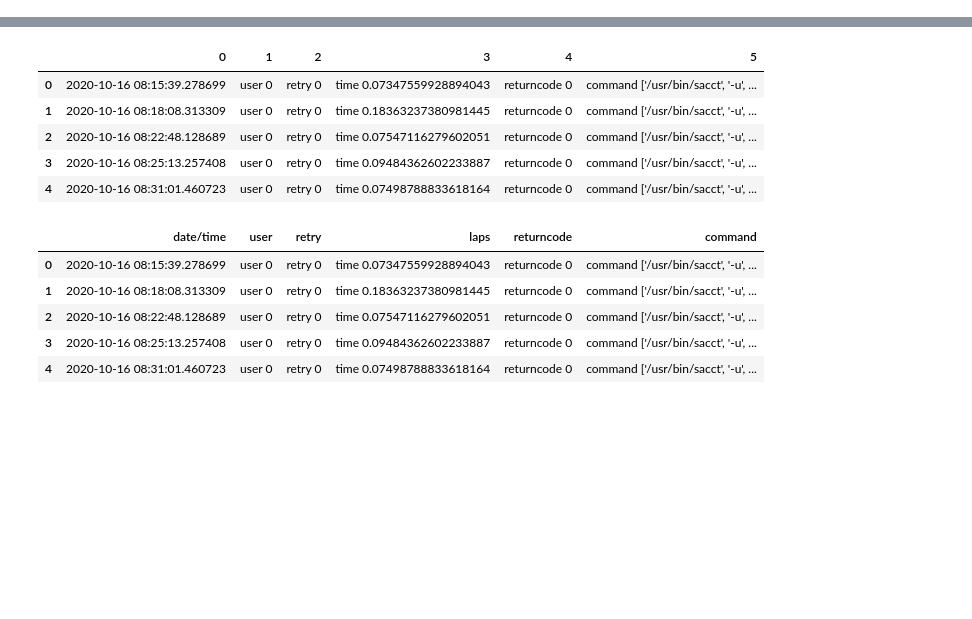
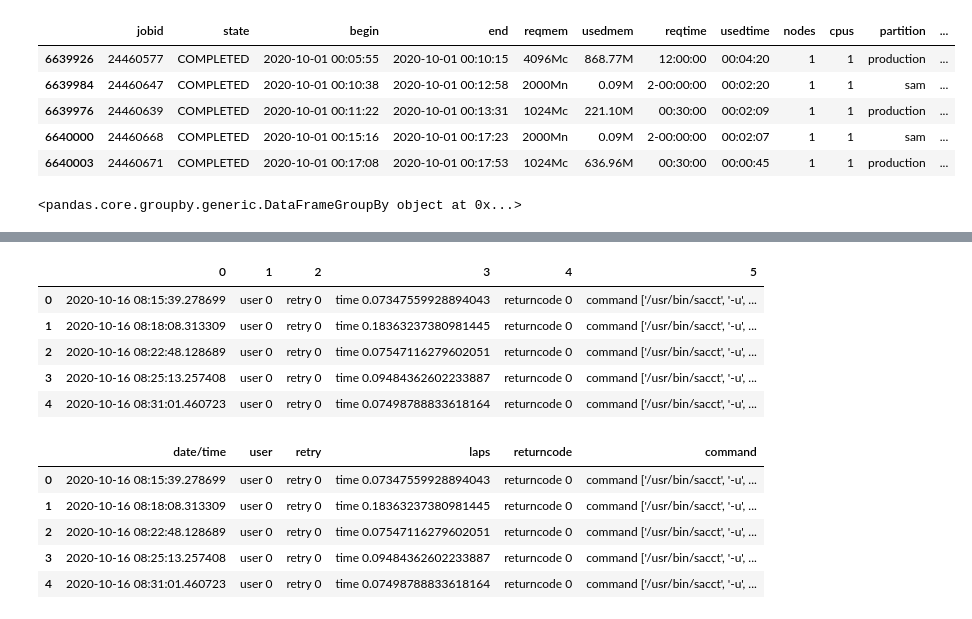
Before and after one commit to nedatahe/accre-candy-corn, a Jupyter notebook: notebooks/ACCRE.ipynb, the cells around one changed output, grey strips where cells are left out. Saved outputs shown, nothing was run; the diff lists cells and outputs as text; code cells hidden in the pictures; blank space fills up the shorter version.

Commit message:
data ready

```diff
--- a/notebooks/ACCRE.ipynb
+++ b/notebooks/ACCRE.ipynb
@@ -171,2 +213,17 @@ jobs_ended.head()
+# %%
+jobs['used_memory_all_nodes'] = jobs['reqmem'] * jobs['nodes']
+jobs['uded_memory_per_server'] = jobs['usedmem'] * jobs['cpus']
+jobs.head()
+# %% [output]
+|  | jobid | state | begin | end | reqmem | usedmem | reqtime | usedtime | nodes | cpus | partition | ... |
+| 6639926 | 24460577 | COMPLETED | 2020-10-01 00:05:55 | 2020-10-01 00:10:15 | 4096Mc | 868.77M | 12:00:00 | 00:04:20 | 1 | 1 | production | ... |
+| 6639984 | 24460647 | COMPLETED | 2020-10-01 00:10:38 | 2020-10-01 00:12:58 | 2000Mn | 0.09M | 2-00:00:00 | 00:02:20 | 1 | 1 | sam | ... |
+| 6639976 | 24460639 | COMPLETED | 2020-10-01 00:11:22 | 2020-10-01 00:13:31 | 1024Mc | 221.10M | 00:30:00 | 00:02:09 | 1 | 1 | production | ... |
+| 6640000 | 24460668 | COMPLETED | 2020-10-01 00:15:16 | 2020-10-01 00:17:23 | 2000Mn | 0.09M | 2-00:00:00 | 00:02:07 | 1 | 1 | sam | ... |
+| 6640003 | 24460671 | COMPLETED | 2020-10-01 00:17:08 | 2020-10-01 00:17:53 | 1024Mc | 636.96M | 00:30:00 | 00:00:45 | 1 | 1 | production | ... |
+# %%
+failed_jobs.groupby('exitcode')[]
+# %% [output]
+<pandas.core.groupby.generic.DataFrameGroupBy object at 0x...>
 # %%
 ce5 = pd.read_csv('../data/slurm_wrapper_ce5.log', sep=" - ", header=None)
```
Also changed, not shown: parts of 17 cells of this notebook.
